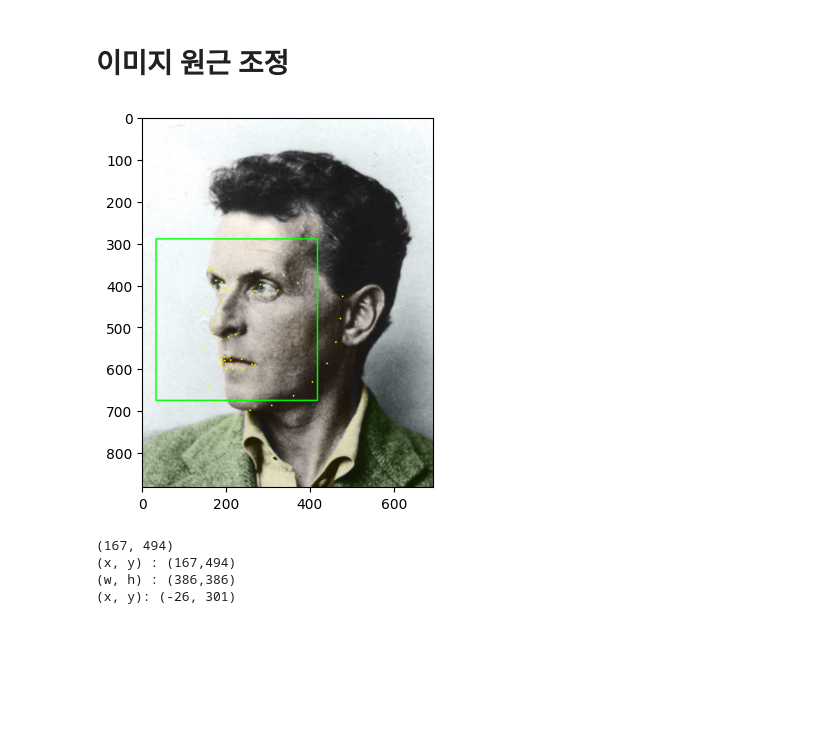
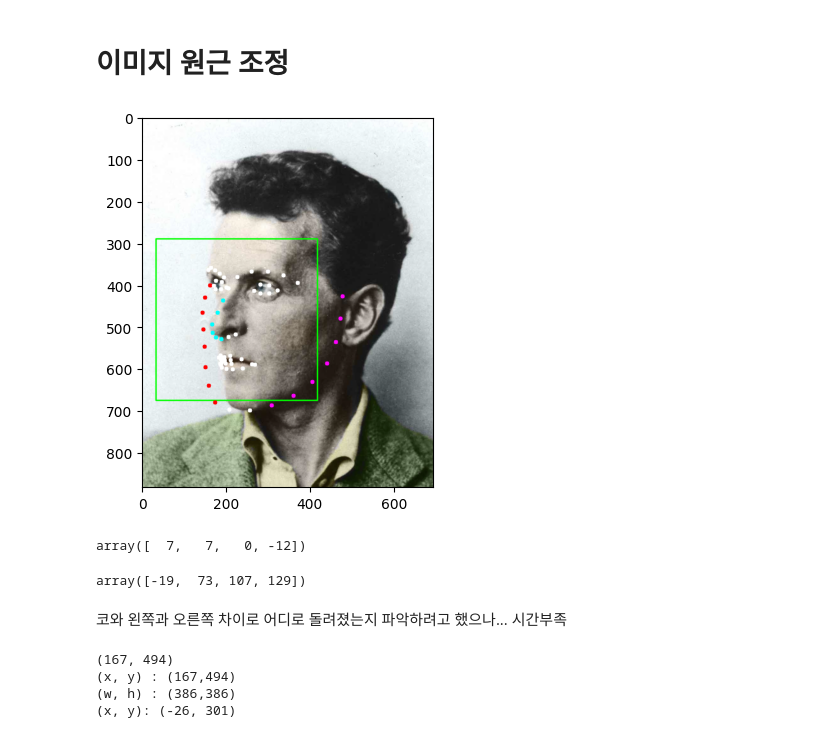
Before and after one commit to knachinen/aiffel_quest, a Jupyter notebook: m3_exploration_06/expl_06_prj_main.ipynb, the cells around one changed output. Drawn from its saved outputs; the diff is of its cells as text; code cells hidden in the pictures; blank space fills up the shorter version.

```diff
--- a/m3_exploration_06/expl_06_prj_main.ipynb
+++ b/m3_exploration_06/expl_06_prj_main.ipynb
@@ -224,31 +224,38 @@ img_side_bgr = img_side_org.copy()
 # %%
 # 위 과정 전체 반복
 
 # 얼굴 인식
 side_rects = detector_hog(img_side_bgr, 1)
 for dlib_rect in side_rects:
     l = dlib_rect.left()
     t = dlib_rect.top()
     r = dlib_rect.right()
     b = dlib_rect.bottom()
 
     cv2.rectangle(img_side_bgr, (l,t), (r,b),
                   (0,255,0), 2,
                   lineType=cv2.LINE_AA)
 # 얼굴 모양 인식
 list_landmarks = []
 for side_rect in side_rects:
     points = landmark_predictor(img_side_bgr, side_rect)
     list_points = list(map(lambda p: (p.x, p.y), points.parts()))
     list_landmarks.append(list_points)
 
 # 얼굴 모양 인식된 부분 점으로 표시
 for landmark in list_landmarks:
-    for point in landmark:
-        cv2.circle(img_side_bgr, point, 2, (0, 255, 255), -1)
+    for i, point in enumerate(landmark):
+        color = (255, 255, 255)
+        if i < 8:
+            color = (0, 0, 255)
+        elif 9 < i and i < 17:
+            color = (255, 0, 255)
+        elif 27 < i and i < 34:
+            color = (255, 255, 0)
+        cv2.circle(img_side_bgr, point, 5, color, -1)
 
 img_side_rgb = cv2.cvtColor(img_side_bgr, cv2.COLOR_BGR2RGB)
 plt.imshow(img_side_rgb)
 plt.show()
 # %% [output]
-[figure, old version]
+[figure, new version]
@@ -255,3 +264,13 @@ plt.show()
+# %%
+np_landmarks[27:31, 1] - np_landmarks[0:4, 1]
+# %% [output]
+array([  7,   7,   0, -12])
+# %%
+np_landmarks[27:31, 1] - np_landmarks[16:20, 1]
+# %% [output]
+array([-19,  73, 107, 129])
+# %% [markdown]
+코와 왼쪽과 오른쪽 차이로 어디로 돌려졌는지 파악하려고 했으나... 시간부족
 # %%
 # 코 위치 계산
 side_nose_index = 30
```
Also changed, not shown: parts of 9 cells of this notebook.
